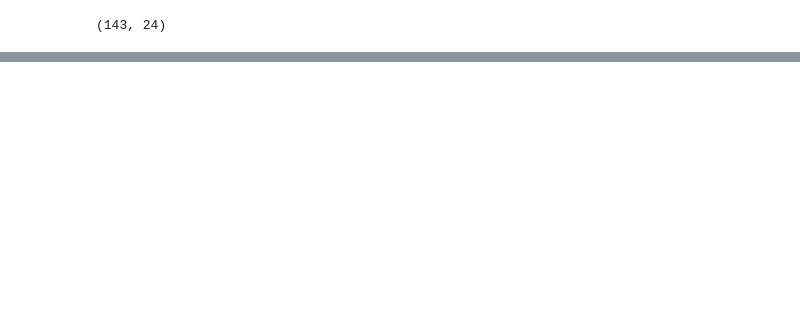
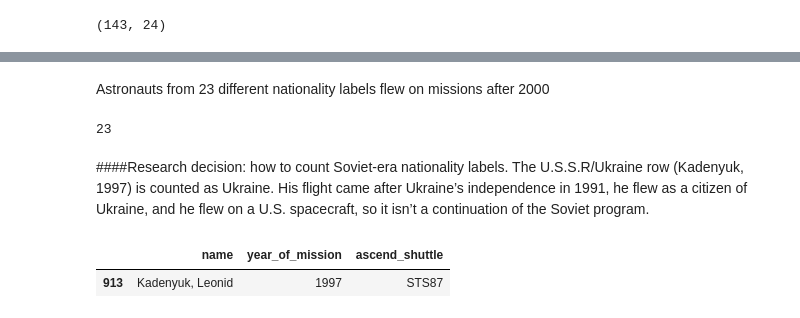
Before and after one commit to MayaVolkov/astronaut-missions-analysis, a Jupyter notebook: Astronaut_Mission_Analysis_.ipynb, the cells around one changed output, grey strips where cells are left out. Drawn from its saved outputs; the diff is of its cells as text; code cells hidden in the pictures; blank space fills up the shorter version.

Commit message:
filter by sex, year, and nationality; resolve U.S.S.R/Ukraine label

```diff
--- a/Astronaut_Mission_Analysis_.ipynb
+++ b/Astronaut_Mission_Analysis_.ipynb
@@ -111,0 +97,17 @@ dtype: int64
+# %% [markdown]
+Astronauts from 23 different nationality labels flew on missions after 2000
+# %%
+after_2000["nationality"].nunique()
+# %% [output]
+23
+# %% [markdown]
+####Research decision: how to count Soviet-era nationality labels.
+ The U.S.S.R/Ukraine row (Kadenyuk, 1997) is counted as Ukraine. His flight came after Ukraine’s independence in 1991, he flew as a citizen of Ukraine, and he flew on a U.S. spacecraft, so it isn’t a continuation of the Soviet program.
+# %%
+ukraine = data_table_2020[data_table_2020["nationality"] == "U.S.S.R/Ukraine"]
+# %%
+ukraine_columns = ["name" , "year_of_mission" , "ascend_shuttle"]
+ukraine[ukraine_columns].head(10)
+# %% [output]
+|  | name | year_of_mission | ascend_shuttle |
+| 913 | Kadenyuk, Leonid | 1997 | STS87 |
```
Also changed, not shown: parts of 5 cells of this notebook.
